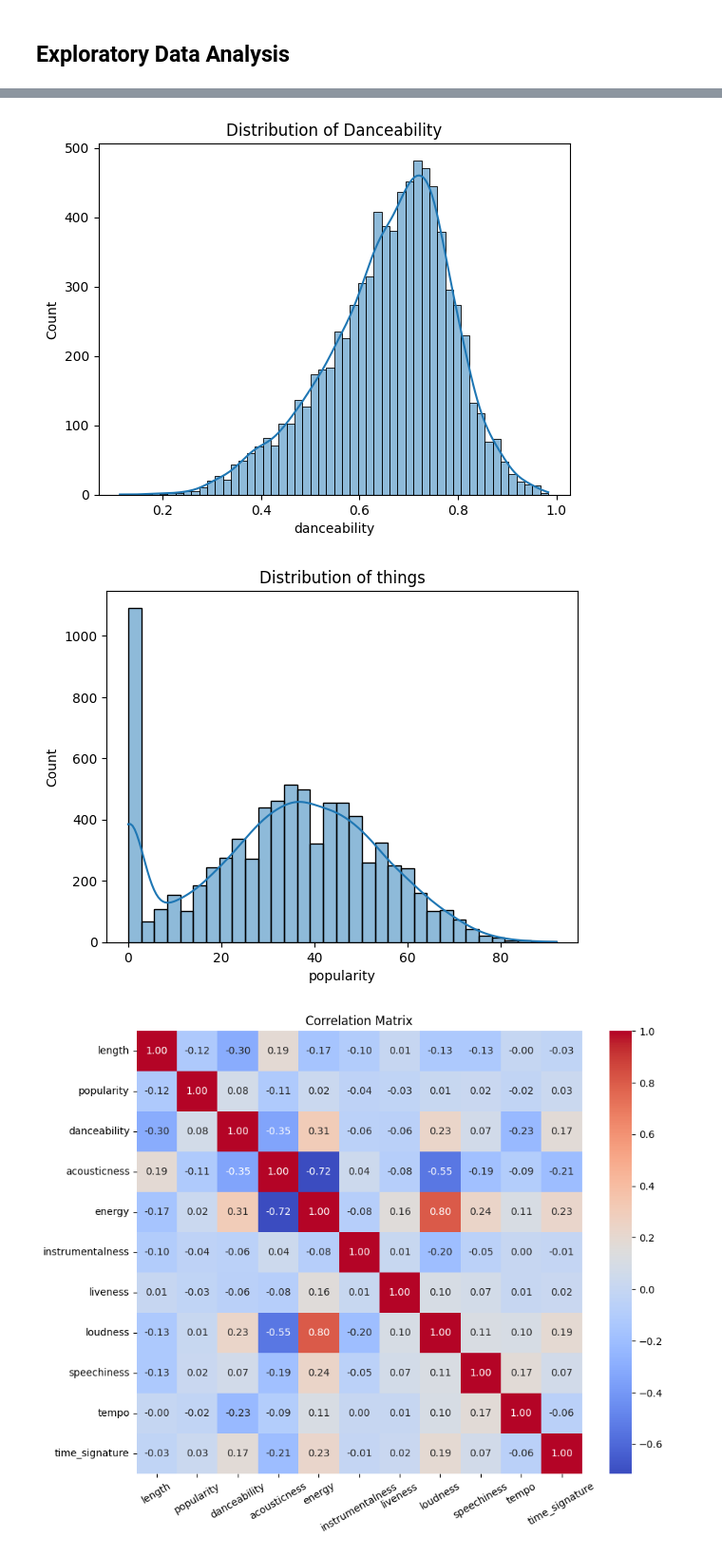
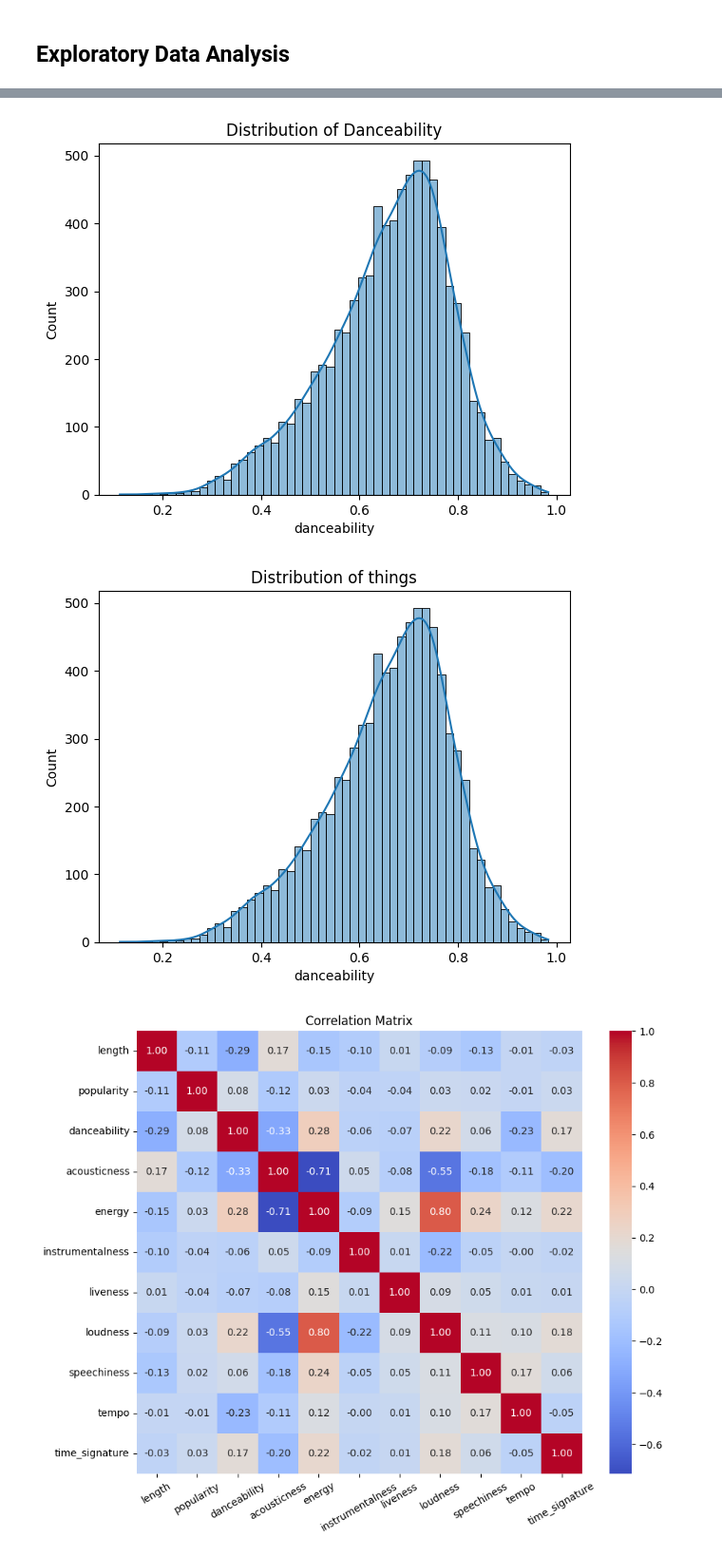
Before and after one commit to joycerlz/kpop-song-recommendation, a Jupyter notebook: Kpop_song_rec.ipynb, the cells around one changed output, grey strips where cells are left out. Shown: that part at 95% size. Drawn from its saved outputs; the diff is of its cells as text; code cells hidden in the pictures.

```diff
--- a/Kpop_song_rec.ipynb
+++ b/Kpop_song_rec.ipynb
@@ -280,7 +274,7 @@ combined.to_csv('track_info8000.csv', index=False)
 import seaborn as sns
 import matplotlib.pyplot as plt
 # %%
-df = pd.read_csv('track_info8000.csv')
+df = pd.read_csv('track_infoFull.csv')
 df.sample(5)
 # Ensuring there are no missing values in the Data frame
 # missing_values = df.isnull().sum()
@@ -300,13 +294,13 @@ sns.histplot(df['danceability'], kde=True)
 plt.title('Distribution of Danceability')
 plt.show()
 # %% [output]
-[figure, old version]
+[figure, new version]
 # %%
-sns.histplot(df['popularity'], kde=True)
+sns.histplot(df['danceability'], kde=True)
 plt.title('Distribution of things')
 plt.show()
 # %% [output]
-[figure, old version]
+[figure, new version]
 # %%
 # for outlier
 plt.figure(figsize=(10, 6))
```
Also changed, not shown: parts of 21 cells of this notebook.
